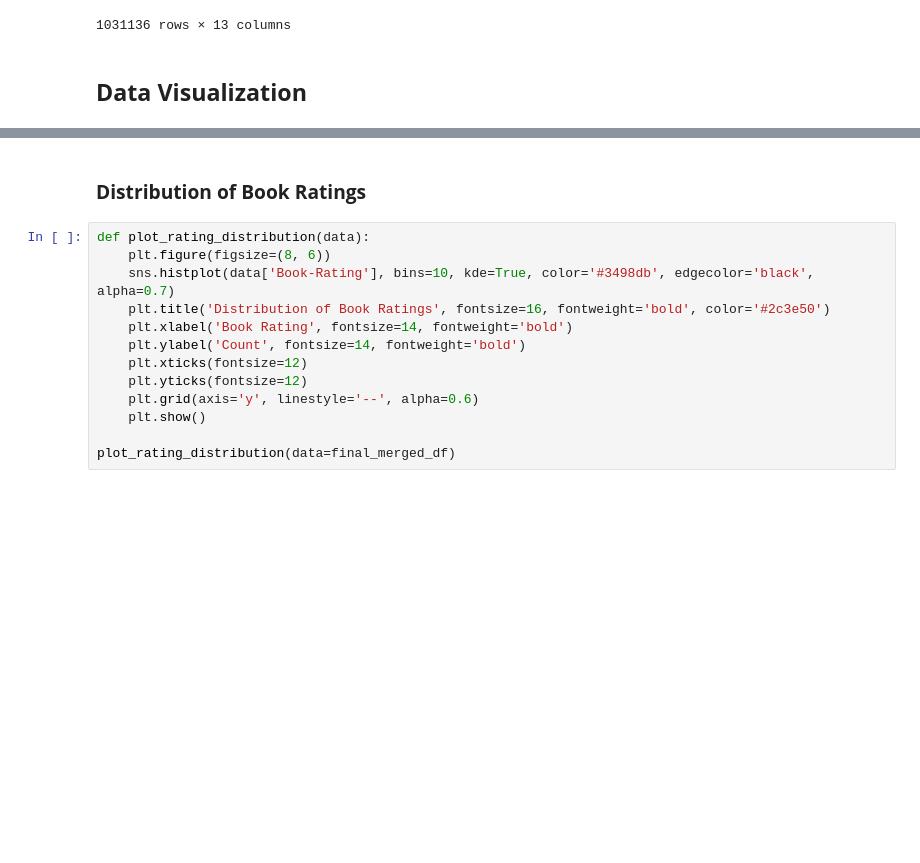
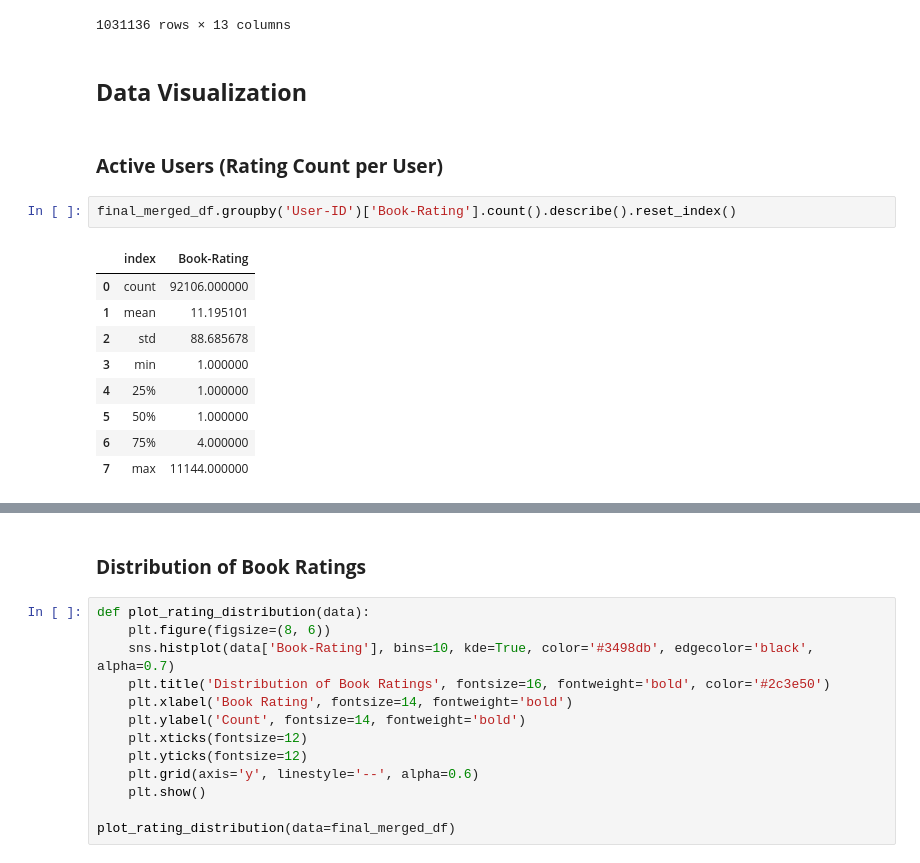
Before and after one commit to Ayush-dhabale/Books-Recommendation-System-, a Jupyter notebook: notebooks/Eda.ipynb, the cells around one changed output, grey strips where cells are left out. Cells and saved outputs as stored; diff of their text form; blank space fills up the shorter version.

```diff
--- a/notebooks/Eda.ipynb
+++ b/notebooks/Eda.ipynb
@@ -928,3 +928,17 @@ final_merged_df
 1031136 rows × 13 columns
 # %% [markdown]
 ## **Data Visualization**
+# %% [markdown]
+### **Active Users (Rating Count per User)**
+# %%
+final_merged_df.groupby('User-ID')['Book-Rating'].count().describe().reset_index()
+# %% [output]
+|  | index | Book-Rating |
+| 0 | count | 92106.000000 |
+| 1 | mean | 11.195101 |
+| 2 | std | 88.685678 |
+| 3 | min | 1.000000 |
+| 4 | 25% | 1.000000 |
+| 5 | 50% | 1.000000 |
+| 6 | 75% | 4.000000 |
+| 7 | max | 11144.000000 |
```
Also changed, not shown: parts of 8 cells of this notebook, 5 other files.
